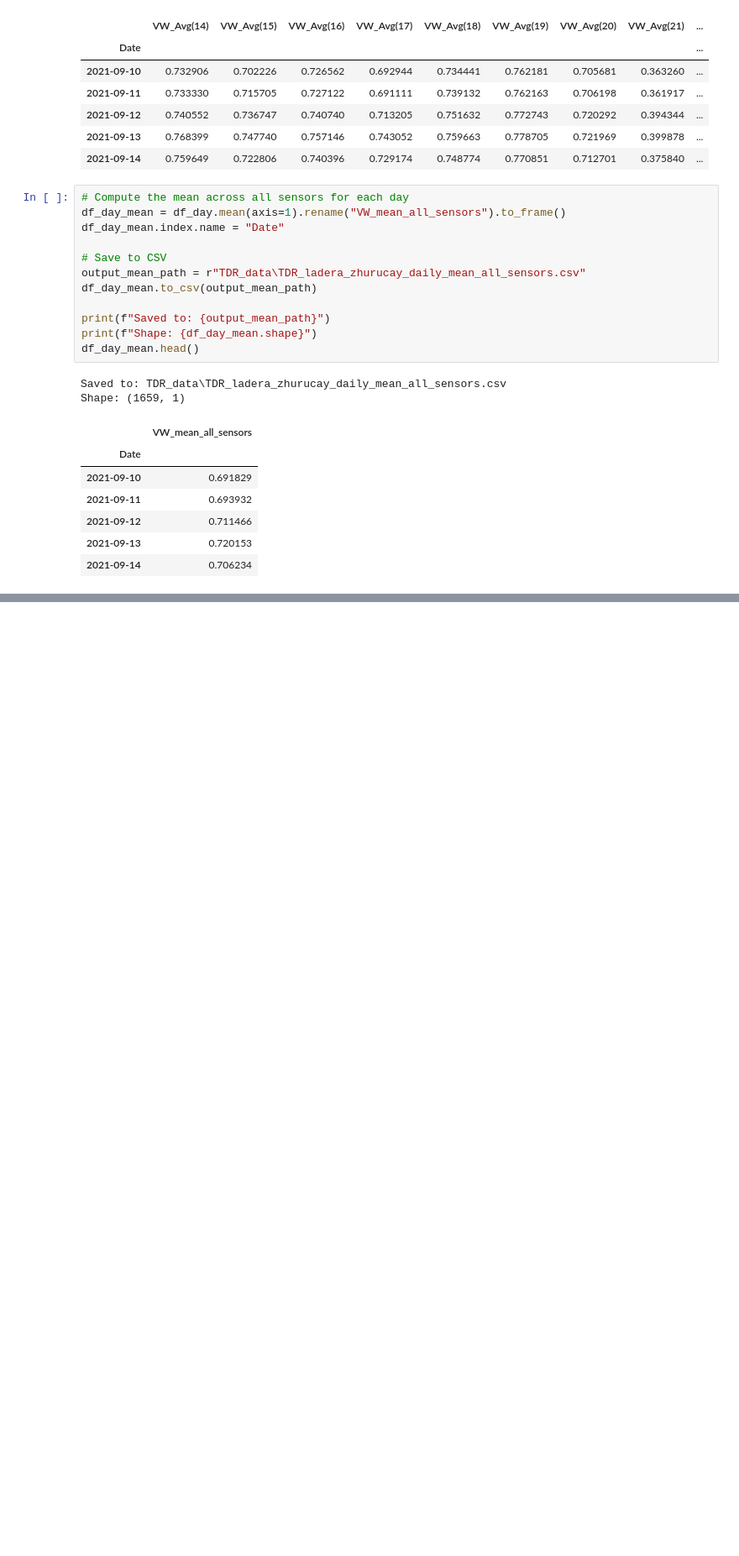
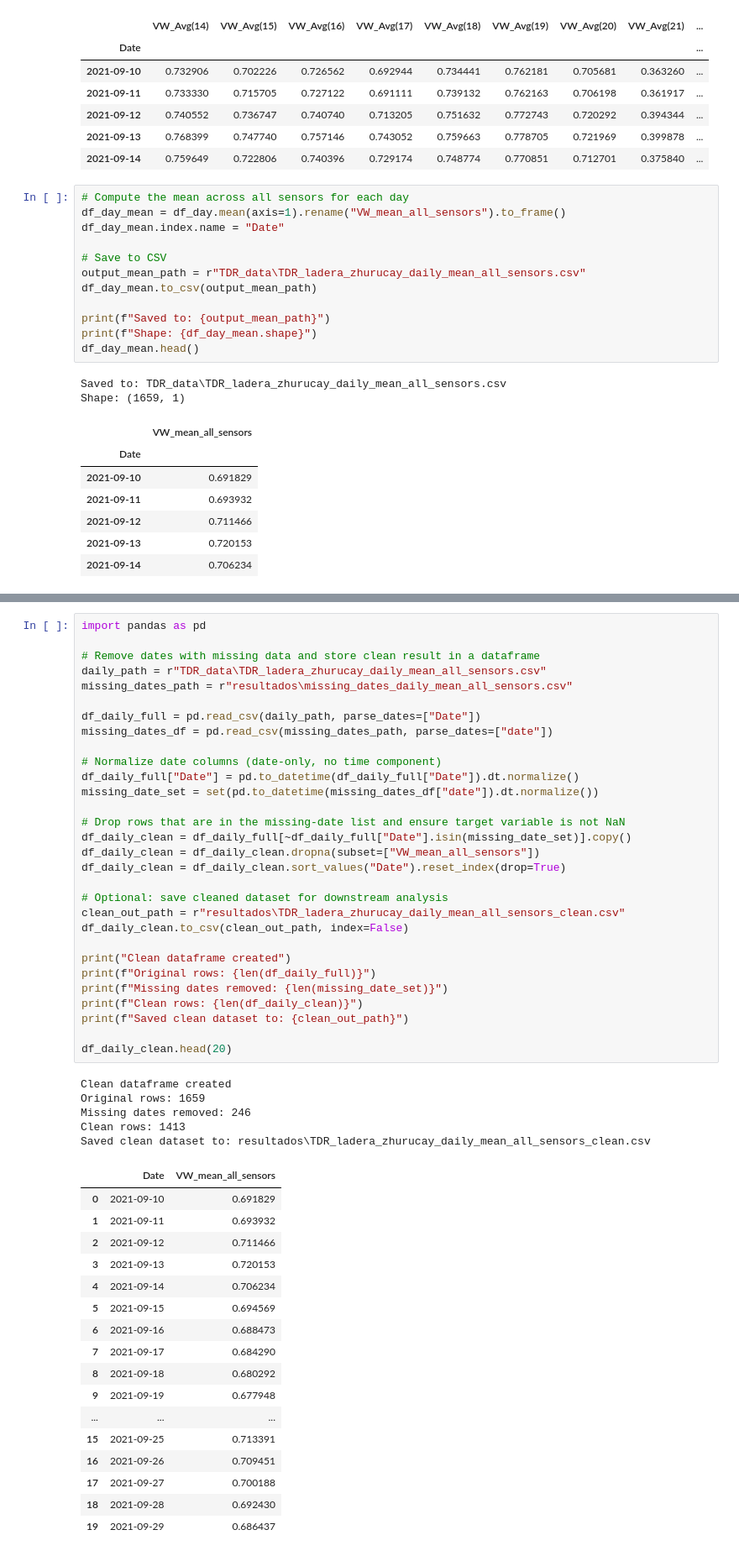
Before and after one commit to eemahon/bachelorThesis_paramos, a Jupyter notebook: results_sm.ipynb, the cells around one changed output, grey strips where cells are left out. Shown at 84% size. Cells and saved outputs as stored; diff of their text form; blank space fills up the shorter version.

```diff
--- a/results_sm.ipynb
+++ b/results_sm.ipynb
@@ -374,0 +163,53 @@ Figure saved to resultados/outlier_detection_TDR_SMAP.png
+# %%
+import pandas as pd
+
+# Remove dates with missing data and store clean result in a dataframe
+daily_path = r"TDR_data\TDR_ladera_zhurucay_daily_mean_all_sensors.csv"
+missing_dates_path = r"resultados\missing_dates_daily_mean_all_sensors.csv"
+
+df_daily_full = pd.read_csv(daily_path, parse_dates=["Date"])
+missing_dates_df = pd.read_csv(missing_dates_path, parse_dates=["date"])
+
+# Normalize date columns (date-only, no time component)
+df_daily_full["Date"] = pd.to_datetime(df_daily_full["Date"]).dt.normalize()
+missing_date_set = set(pd.to_datetime(missing_dates_df["date"]).dt.normalize())
+
+# Drop rows that are in the missing-date list and ensure target variable is not NaN
+df_daily_clean = df_daily_full[~df_daily_full["Date"].isin(missing_date_set)].copy()
+df_daily_clean = df_daily_clean.dropna(subset=["VW_mean_all_sensors"])
+df_daily_clean = df_daily_clean.sort_values("Date").reset_index(drop=True)
+
+# Optional: save cleaned dataset for downstream analysis
+clean_out_path = r"resultados\TDR_ladera_zhurucay_daily_mean_all_sensors_clean.csv"
+df_daily_clean.to_csv(clean_out_path, index=False)
+
+print("Clean dataframe created")
+print(f"Original rows: {len(df_daily_full)}")
+print(f"Missing dates removed: {len(missing_date_set)}")
+print(f"Clean rows: {len(df_daily_clean)}")
+print(f"Saved clean dataset to: {clean_out_path}")
+
+df_daily_clean.head(20)
+# %% [output]
+Clean dataframe created
+Original rows: 1659
+Missing dates removed: 246
+Clean rows: 1413
+Saved clean dataset to: resultados\TDR_ladera_zhurucay_daily_mean_all_sensors_clean.csv
+|  | Date | VW_mean_all_sensors |
+| 0 | 2021-09-10 | 0.691829 |
+| 1 | 2021-09-11 | 0.693932 |
+| 2 | 2021-09-12 | 0.711466 |
+| 3 | 2021-09-13 | 0.720153 |
+| 4 | 2021-09-14 | 0.706234 |
+| 5 | 2021-09-15 | 0.694569 |
+| 6 | 2021-09-16 | 0.688473 |
+| 7 | 2021-09-17 | 0.684290 |
+| 8 | 2021-09-18 | 0.680292 |
+| 9 | 2021-09-19 | 0.677948 |
+| ... | ... | ... |
+| 15 | 2021-09-25 | 0.713391 |
+| 16 | 2021-09-26 | 0.709451 |
+| 17 | 2021-09-27 | 0.700188 |
+| 18 | 2021-09-28 | 0.692430 |
+| 19 | 2021-09-29 | 0.686437 |
```
Also changed, not shown: parts of 6 cells of this notebook, 6 other files.
